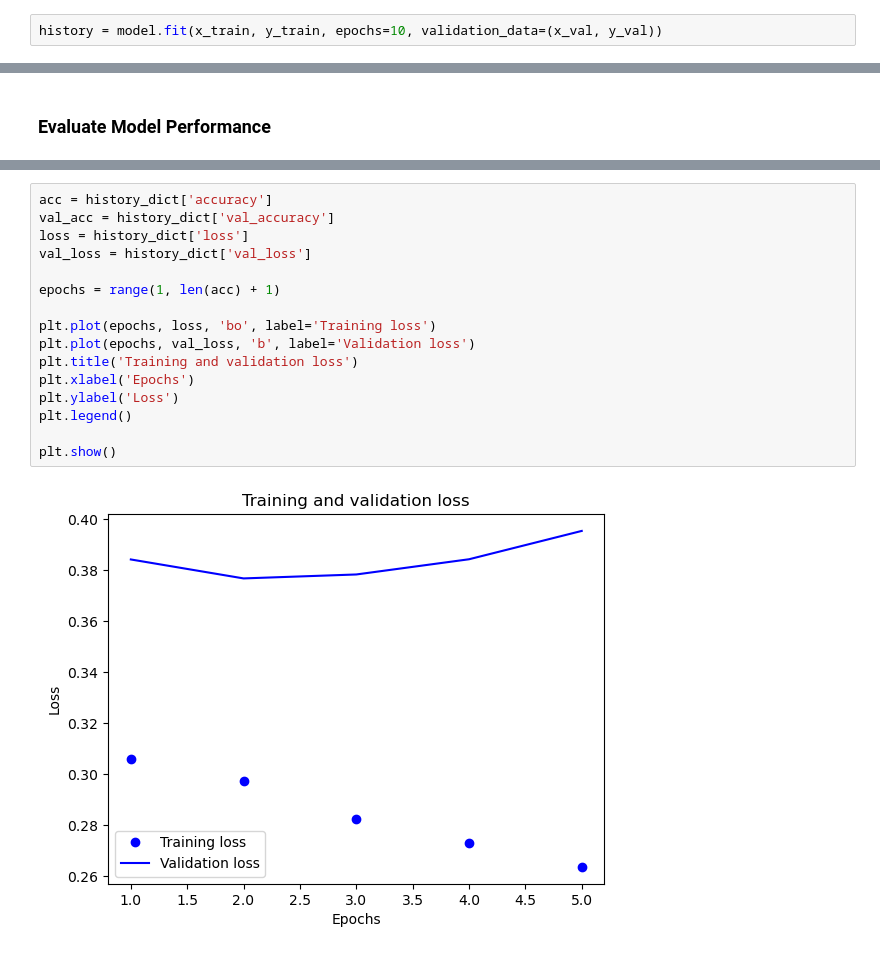
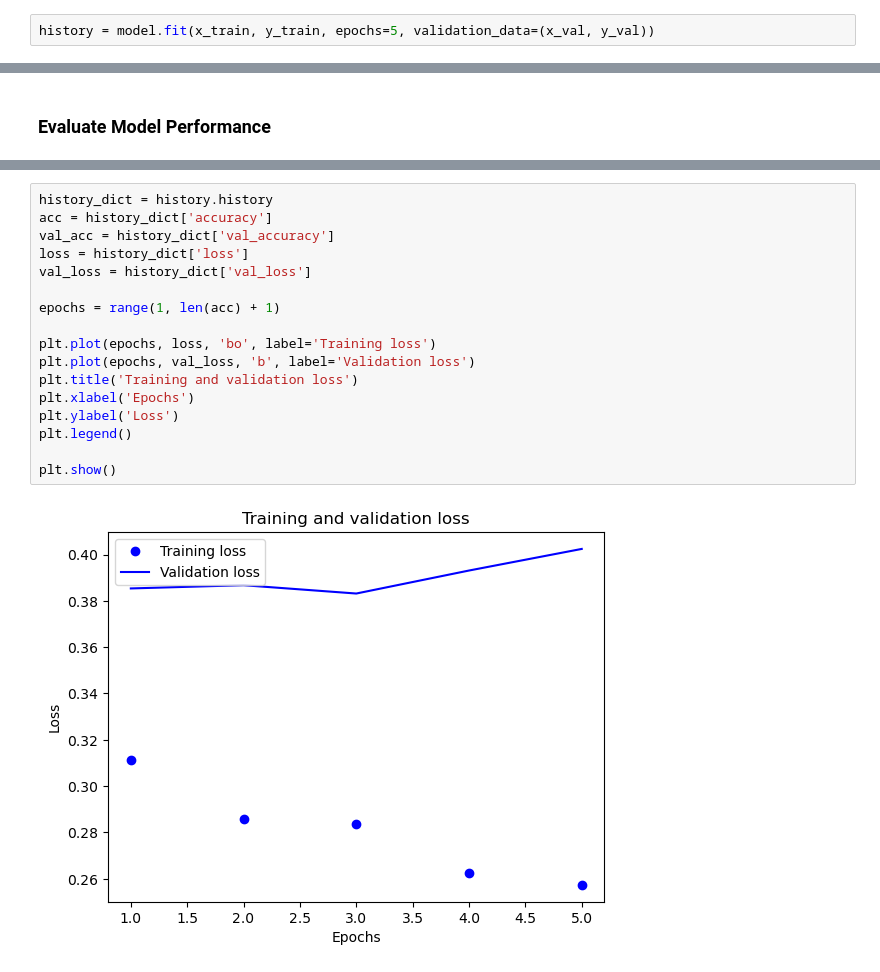
Before and after one commit to Unstery/AI_Sauvat_Faisant, a Jupyter notebook: TP1-2/exercice1.ipynb, the cells around one changed output, grey strips where cells are left out. Cells and saved outputs as stored; diff of their text form.

```diff
--- a/TP1-2/exercice1.ipynb
+++ b/TP1-2/exercice1.ipynb
@@ -154,5 +166,5 @@ model.compile(optimizer='adam', loss='binary_crossentropy', metrics=['accuracy']
 # %% [markdown]
 ### Train the Model
 # %%
-history = model.fit(x_train, y_train, epochs=10, validation_data=(x_val, y_val))
+history = model.fit(x_train, y_train, epochs=5, validation_data=(x_val, y_val))
 # %% [output]
@@ -189,21 +201,22 @@ Accuracy:  0.8862000107765198
 # %%
+history_dict = history.history
 acc = history_dict['accuracy']
 val_acc = history_dict['val_accuracy']
 loss = history_dict['loss']
 val_loss = history_dict['val_loss']
 
 epochs = range(1, len(acc) + 1)
 
 plt.plot(epochs, loss, 'bo', label='Training loss')
 plt.plot(epochs, val_loss, 'b', label='Validation loss')
 plt.title('Training and validation loss')
 plt.xlabel('Epochs')
 plt.ylabel('Loss')
 plt.legend()
 
 plt.show()
 # %% [output]
-[figure, old version]
+[figure, new version]
 # %%
 plt.plot(epochs, acc, 'bo', label='Training acc')
 plt.plot(epochs, val_acc, 'b', label='Validation acc')
```
Also changed, not shown: parts of 33 cells of this notebook.
